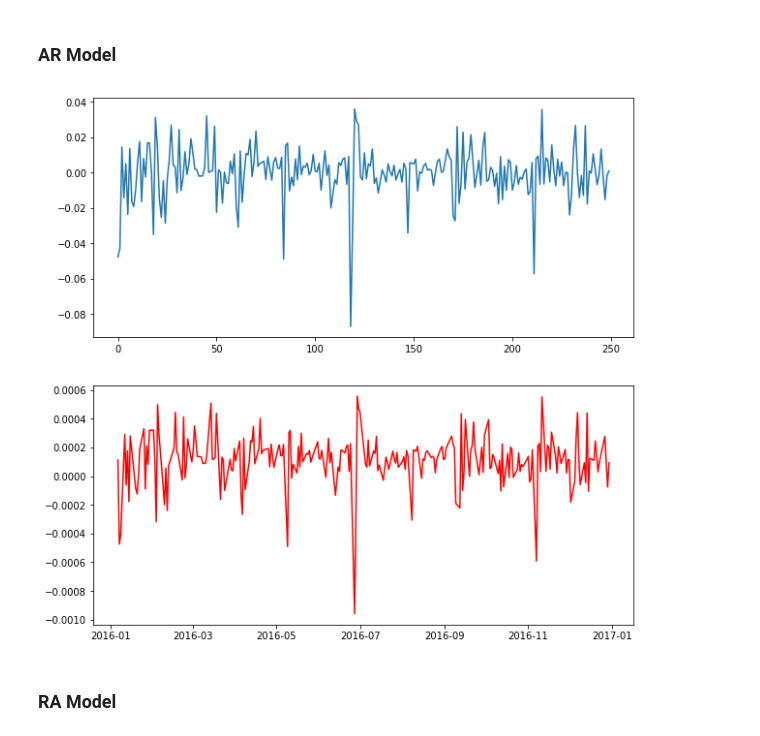
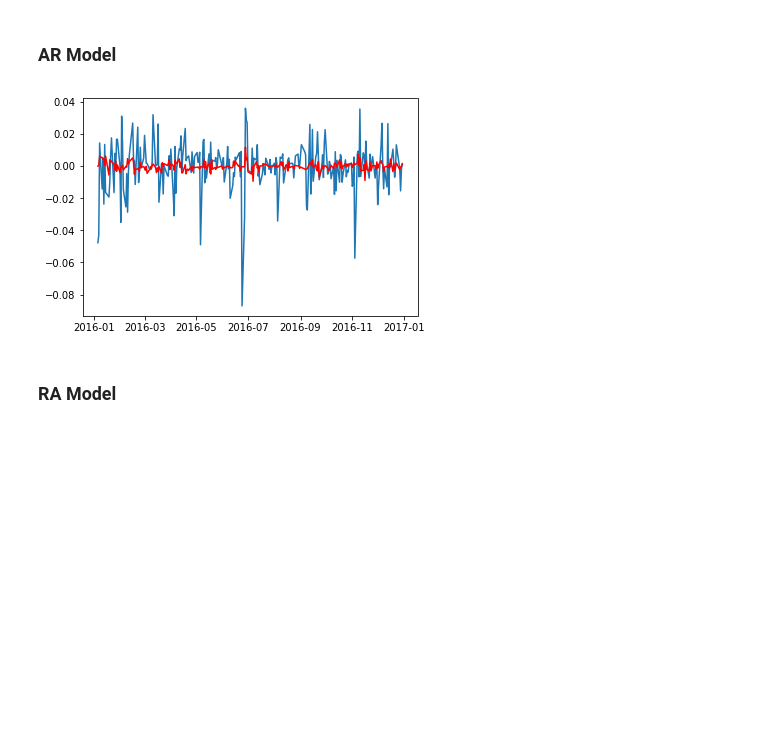
Before and after one commit to garg-sparsh/Stock-Price-Prediction, a Jupyter notebook: Time_Series_Forecasting_for_stock.ipynb, the cells around one changed output. Drawn from its saved outputs; the diff is of its cells as text; code cells hidden in the pictures; blank space fills up the shorter version.

```diff
--- a/Time_Series_Forecasting_for_stock.ipynb
+++ b/Time_Series_Forecasting_for_stock.ipynb
@@ -253,16 +306,15 @@ data_acf_2 = plot_pacf(first_diff, lags = 30)
 # %% [markdown]
 ### AR Model
 # %%
-model = ARIMA(np.log(data_open), order=(1, 1, 0))
+model = ARIMA(log, order=(9, 1, 0))
 results_AR = model.fit(disp=-1)
-f = plt.figure(figsize=(10,10))
-plt.subplot(2, 1, 1)
-plt.plot(first_diff, label = 'original')
-plt.subplot(2, 1, 2)
-plt.plot(-(results_AR.fittedvalues), color='red', label = 'predicted')
+#plt.subplot(2, 1, 1)
+plt.plot(log_diff1, label = 'original')
+#plt.subplot(2, 1, 2)
+plt.plot(results_AR.fittedvalues, color='red', label = 'predicted')
 plt.show()
 # %% [output]
-[figure, old version]
+[figure, new version]
 # %% [markdown]
 ### RA Model
 # %%
```
Also changed, not shown: parts of 15 cells of this notebook.
